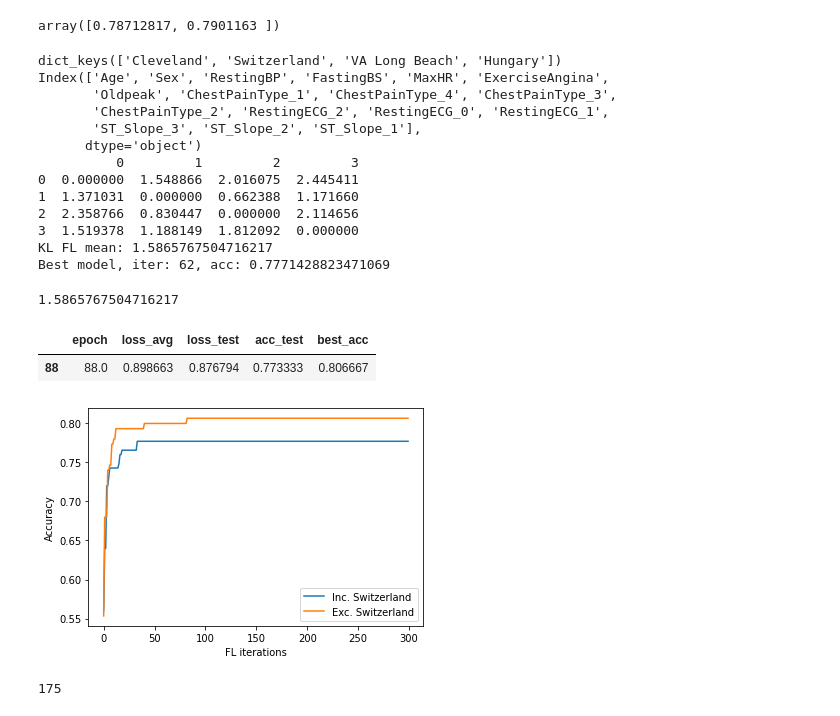
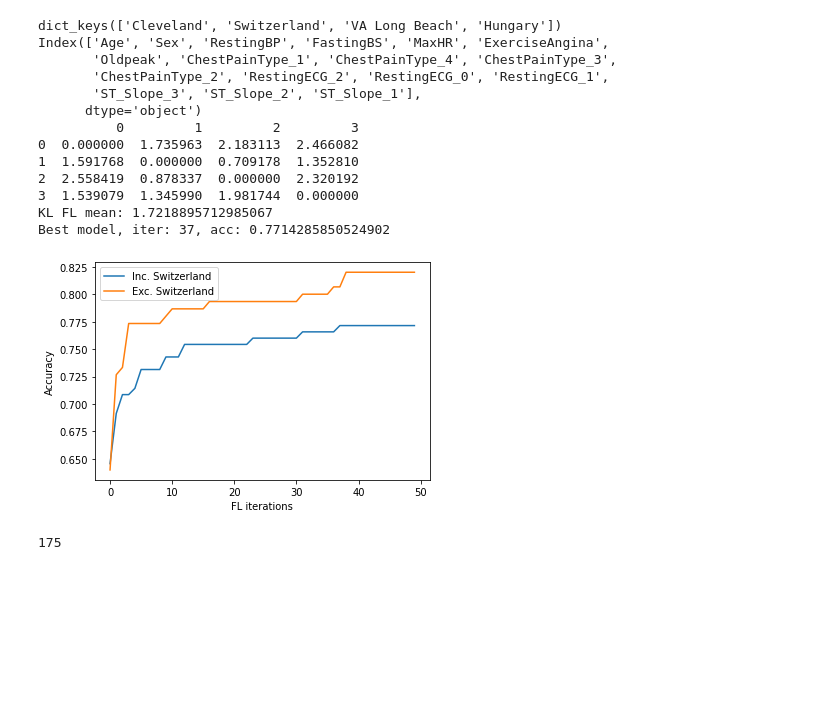
Before and after one commit to romyho-w/Thesis_FL_Ectrie, a Jupyter notebook: FL_HE_2/heartdisease.ipynb, the cells around one changed output. Saved outputs shown, nothing was run; the diff lists cells and outputs as text; code cells hidden in the pictures; blank space fills up the shorter version.

```diff
--- a/FL_HE_2/heartdisease.ipynb
+++ b/FL_HE_2/heartdisease.ipynb
@@ -63,20 +63,22 @@ for i in list(df_dict.keys()):
         if location_data[j].std() != 0:
             location_data[j] = (location_data[j] - location_data[j].mean()) / location_data[j].std()
     x = location_data
-    glob_model = LR(len(x.columns))
+    glob_model = LR(len(x.columns)+7)
     client_model = copy.deepcopy(glob_model)
-    lr = 3
+    lr = 0.2
     lr_decay = 1
-    clients.append(Client(i, x, y, client_model, lr, torch.nn.BCELoss(), None))
+    clients.append(Client(i, x, y, client_model, lr, torch.nn.BCELoss(reduction='mean'), None))
 cat_bin_features = ['Sex', 'ChestPainType',  'FastingBS', 'RestingECG','ExerciseAngina', 'ST_Slope']
 KL = KL_matrices_disc_cont(clients, cat_bin_features, numeric_feature_names)
 KL_mean = (np.array(KL)[np.triu_indices(len(clients), k=1)].mean() + np.array(KL)[np.tril_indices(len(clients), -1)].mean()) /2
 cat_feat = ['ChestPainType', 'RestingECG', 'ST_Slope']
 for i in clients:
     i.make_dummies(cat_feat)
+    i.make_test()
+glob_model = LR(len(clients[0].X.columns))
 val_x, val_y = make_validation_sets(clients)
 
-best_epoch, best_acc, model_dict, final_results, net_best = FL_proces(clients, val_x, val_y, ctx_eval, glob_model, 300)
+best_epoch, best_acc, model_dict, final_results = FL_proces(clients, val_x, val_y, ctx_eval, glob_model, 10000)
 print(df_dict.keys())
 print(clients[0].X.columns)
 print(KL)
@@ -133,4 +99,0 @@ CI2
-# %%
-np.mean([CI1, CI2], axis=0)
-# %% [output]
-array([0.78712817, 0.7901163 ])
@@ -161,20 +117,21 @@ for i in list(df_dict_S.keys()):
         if location_data[j].std() != 0:
             location_data[j] = (location_data[j] - location_data[j].mean()) / location_data[j].std()
     x = location_data
-    glob_model_S = LR(len(x.columns))
+    glob_model_S = LR(len(x.columns)+7)
     client_model = copy.deepcopy(glob_model_S)
-    lr = 3
-    lr_decay = 1
-    clients_S.append(Client(i, x, y, client_model, lr, torch.nn.BCELoss(), None))
+    lr = 0.2
+    clients_S.append(Client(i, x, y, client_model, lr, torch.nn.BCELoss(reduction='mean'), None))
 cat_bin_features = ['Sex', 'ChestPainType',  'FastingBS', 'RestingECG','ExerciseAngina', 'ST_Slope']
 KL_S = KL_matrices_disc_cont(clients_S, cat_bin_features, numeric_feature_names_S)
 KL_mean_S = (np.array(KL_S)[np.triu_indices(len(clients_S), k=1)].mean() + np.array(KL_S)[np.tril_indices(len(clients_S), -1)].mean()) /2
 cat_feat = ['ChestPainType', 'RestingECG', 'ST_Slope']
 for i in clients_S:
     i.make_dummies(cat_feat)
+    i.make_test()
+glob_model_S = LR(len(clients_S[0].X.columns))
 val_x_S, val_y_S = make_validation_sets(clients_S)
 
-best_epoch_S, best_acc_S, model_dict_S, final_results_S = FL_proces(clients_S, val_x_S, val_y_S, ctx_eval, glob_model_S, 300)
+best_epoch_S, best_acc_S, model_dict_S, final_results_S = FL_proces(clients_S, val_x_S, val_y_S, ctx_eval, glob_model_S, 10000)
 print(df_dict_S.keys())
 print(clients_S[0].X.columns)
 print(KL_S)
@@ -188,32 +145,24 @@ Index(['Age', 'Sex', 'RestingBP', 'FastingBS', 'MaxHR', 'ExerciseAngina',
        'ST_Slope_3', 'ST_Slope_2', 'ST_Slope_1'],
       dtype='object')
           0         1         2         3
-0  0.000000  1.548866  2.016075  2.445411
-1  1.371031  0.000000  0.662388  1.171660
-2  2.358766  0.830447  0.000000  2.114656
-3  1.519378  1.188149  1.812092  0.000000
-KL FL mean: 1.5865767504716217
-Best model, iter: 62, acc: 0.7771428823471069
+0  0.000000  1.735963  2.183113  2.466082
+1  1.591768  0.000000  0.709178  1.352810
+2  2.558419  0.878337  0.000000  2.320192
+3  1.539079  1.345990  1.981744  0.000000
+KL FL mean: 1.7218895712985067
+Best model, iter: 37, acc: 0.7714285850524902
-# %%
-(np.array(KL_S)[np.triu_indices(len(clients_S), k=1)].mean() + np.array(KL_S)[np.tril_indices(len(clients_S), -1)].mean()) /2
-# %% [output]
-1.5865767504716217
-# %%
-final_results.iloc[[88]]
-# %% [output]
-|  | epoch | loss_avg | loss_test | acc_test | best_acc |
-| 88 | 88.0 | 0.898663 | 0.876794 | 0.773333 | 0.806667 |
 # %%
-plt.plot(final_results_S.best_acc, label= 'Inc. Switzerland')
-plt.plot(final_results.best_acc, label= 'Exc. Switzerland')
+plt.plot(final_results_S.best_acc[0:50], label= 'Inc. Switzerland')
+plt.plot(final_results.best_acc[0:50], label= 'Exc. Switzerland')
 plt.ylabel('Accuracy')
 plt.xlabel('FL iterations')
 plt.legend()
+
+plt.savefig('images/Accuracy_Healthcare',bbox_inches='tight',  dpi=300)
+plt.savefig('/Users/romyho/Documents/Master_Econometrie/Thesis/Thesis_latex/images/Accuracy_Healthcare', bbox_inches='tight',  dpi=300)
 # plt.show()
-plt.savefig('../images/Accuracy_Healthcare',bbox_inches='tight',  dpi=300)
-plt.savefig('/Users/Romy/Documents/Master Thesis/Thesis_latex/images/Accuracy_Healthcare', bbox_inches='tight',  dpi=300)
 # %% [output]
-[figure, old version]
+[figure, new version]
 # %%
 # Plot predicted vs test!
 
```
Also changed, not shown: parts of 7 cells of this notebook, 6 other files.
